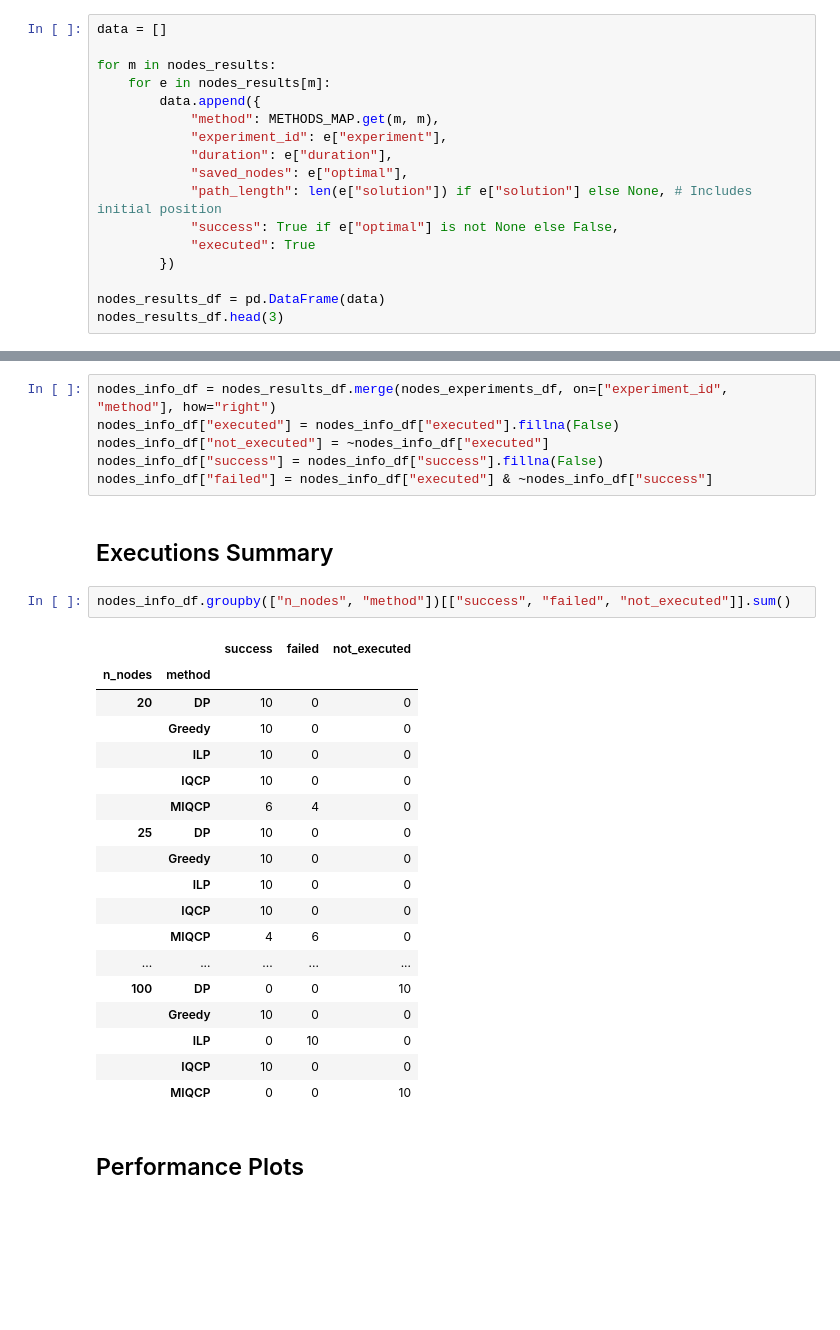
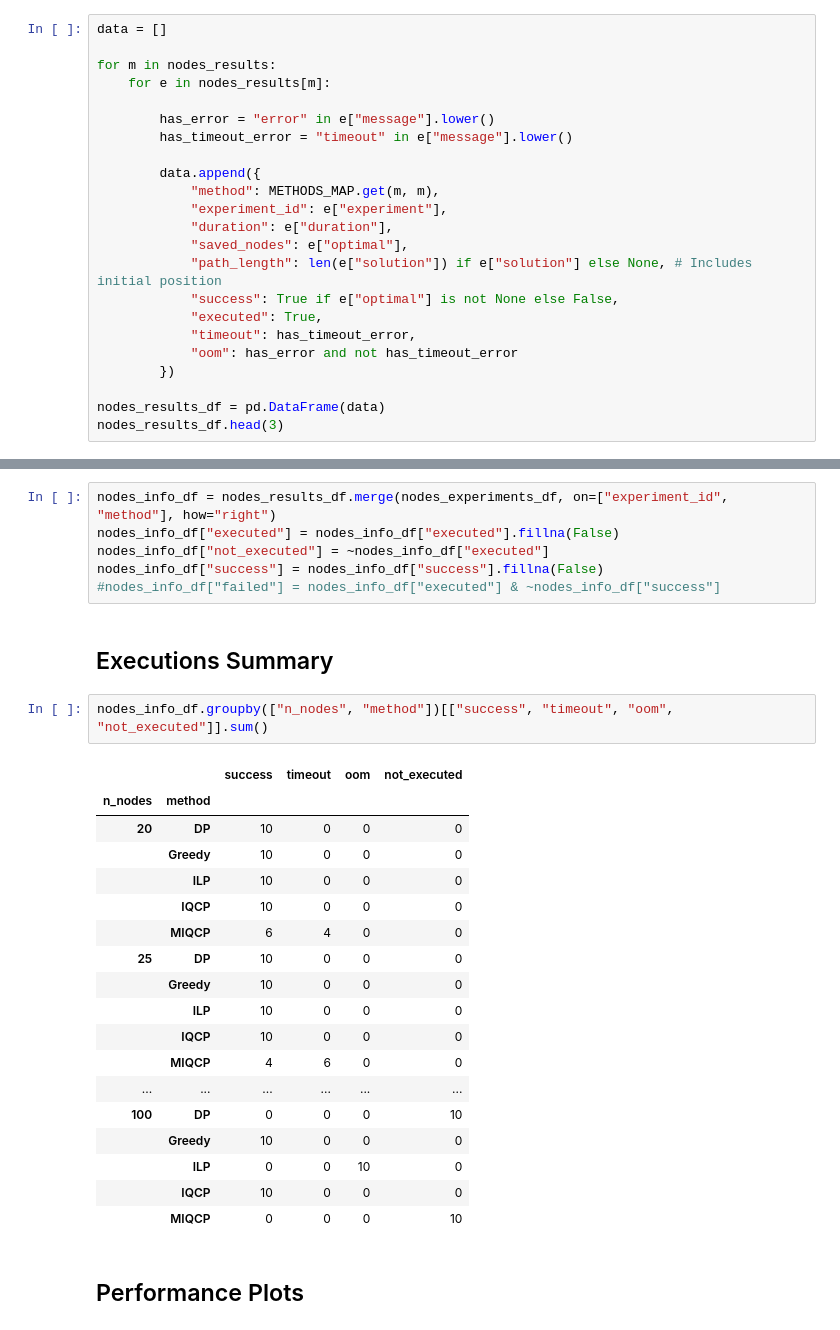
Before and after one commit to cobu93/moving-firefighter-problem, a Jupyter notebook: results.ipynb, the cells around one changed output, grey strips where cells are left out. Saved outputs shown, nothing was run; the diff lists cells and outputs as text; blank space fills up the shorter version.

```diff
--- a/results.ipynb
+++ b/results.ipynb
@@ -69,6 +85,10 @@ data = []
 
 for m in nodes_results:
     for e in nodes_results[m]:
+
+        has_error = "error" in e["message"].lower()
+        has_timeout_error = "timeout" in e["message"].lower()
+
         data.append({
             "method": METHODS_MAP.get(m, m),
             "experiment_id": e["experiment"],
@@ -76,7 +96,9 @@ for m in nodes_results:
             "saved_nodes": e["optimal"],
             "path_length": len(e["solution"]) if e["solution"] else None, # Includes initial position
             "success": True if e["optimal"] is not None else False,
-            "executed": True
+            "executed": True,
+            "timeout": has_timeout_error,
+            "oom": has_error and not has_timeout_error
         })
 
 nodes_results_df = pd.DataFrame(data)
@@ -91,30 +113,30 @@ nodes_info_df = nodes_results_df.merge(nodes_experiments_df, on=["experiment_id"
 nodes_info_df["executed"] = nodes_info_df["executed"].fillna(False)
 nodes_info_df["not_executed"] = ~nodes_info_df["executed"]
 nodes_info_df["success"] = nodes_info_df["success"].fillna(False)
-nodes_info_df["failed"] = nodes_info_df["executed"] & ~nodes_info_df["success"]
+#nodes_info_df["failed"] = nodes_info_df["executed"] & ~nodes_info_df["success"]
 # %% [markdown]
 ## Executions Summary
 # %%
-nodes_info_df.groupby(["n_nodes", "method"])[["success", "failed", "not_executed"]].sum()
+nodes_info_df.groupby(["n_nodes", "method"])[["success", "timeout", "oom", "not_executed"]].sum()
 # %% [output]
-|  |  | success | failed | not_executed |
-| n_nodes | method |  |  |  |
-| 20 | DP | 10 | 0 | 0 |
-|  | Greedy | 10 | 0 | 0 |
-|  | ILP | 10 | 0 | 0 |
-|  | IQCP | 10 | 0 | 0 |
-|  | MIQCP | 6 | 4 | 0 |
-| 25 | DP | 10 | 0 | 0 |
-|  | Greedy | 10 | 0 | 0 |
-|  | ILP | 10 | 0 | 0 |
-|  | IQCP | 10 | 0 | 0 |
-|  | MIQCP | 4 | 6 | 0 |
-| ... | ... | ... | ... | ... |
-| 100 | DP | 0 | 0 | 10 |
-|  | Greedy | 10 | 0 | 0 |
-|  | ILP | 0 | 10 | 0 |
-|  | IQCP | 10 | 0 | 0 |
-|  | MIQCP | 0 | 0 | 10 |
+|  |  | success | timeout | oom | not_executed |
+| n_nodes | method |  |  |  |  |
+| 20 | DP | 10 | 0 | 0 | 0 |
+|  | Greedy | 10 | 0 | 0 | 0 |
+|  | ILP | 10 | 0 | 0 | 0 |
+|  | IQCP | 10 | 0 | 0 | 0 |
+|  | MIQCP | 6 | 4 | 0 | 0 |
+| 25 | DP | 10 | 0 | 0 | 0 |
+|  | Greedy | 10 | 0 | 0 | 0 |
+|  | ILP | 10 | 0 | 0 | 0 |
+|  | IQCP | 10 | 0 | 0 | 0 |
+|  | MIQCP | 4 | 6 | 0 | 0 |
+| ... | ... | ... | ... | ... | ... |
+| 100 | DP | 0 | 0 | 0 | 10 |
+|  | Greedy | 10 | 0 | 0 | 0 |
+|  | ILP | 0 | 0 | 10 | 0 |
+|  | IQCP | 10 | 0 | 0 | 0 |
+|  | MIQCP | 0 | 0 | 0 | 10 |
 # %% [markdown]
 ## Performance Plots
 # %%
```
Also changed, not shown: parts of 28 cells of this notebook.
